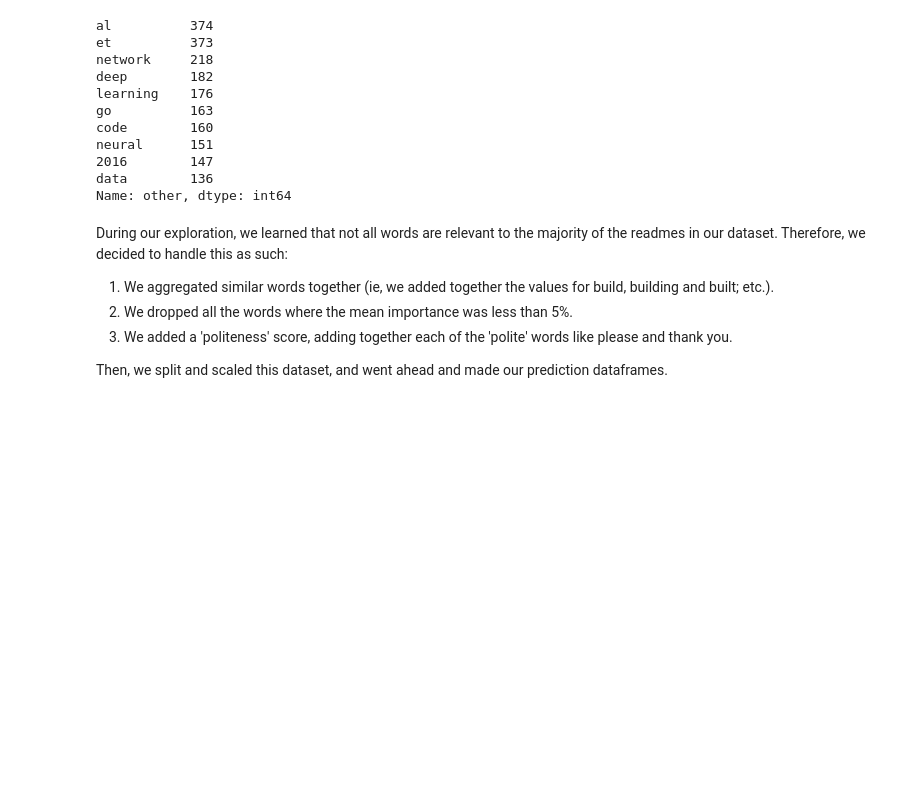
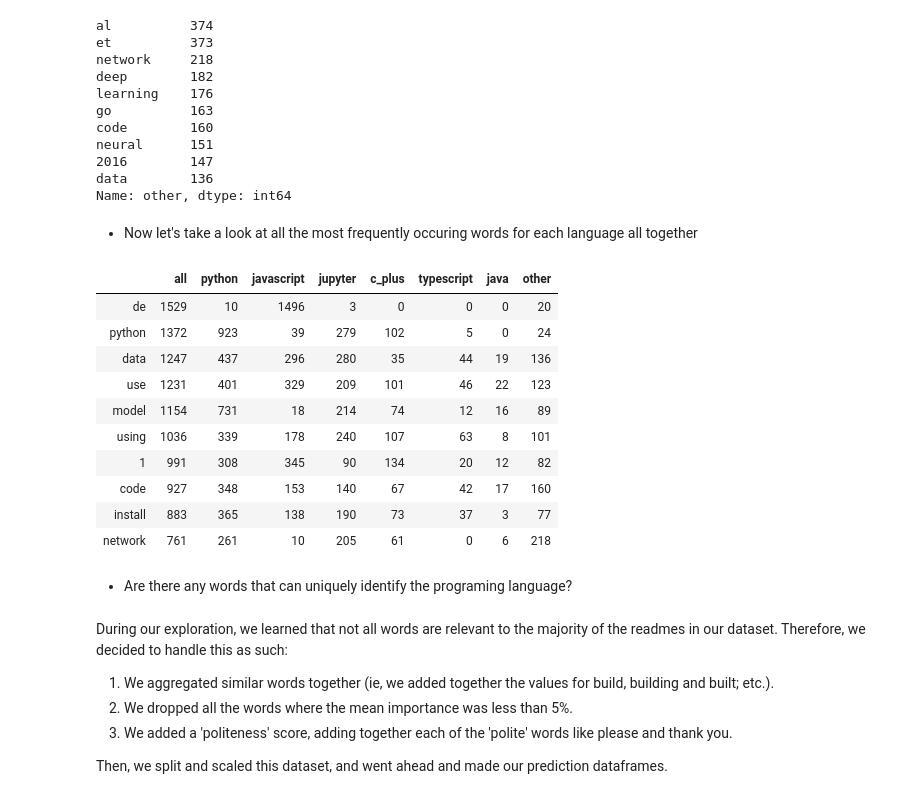
Before and after one commit to nlp-JB/predicting-using-nlp, a Jupyter notebook: Walkthrough.ipynb, the cells around one changed output. Drawn from its saved outputs; the diff is of its cells as text; code cells hidden in the pictures; blank space fills up the shorter version.

Commit message:
added some explore and markdown

```diff
--- a/Walkthrough.ipynb
+++ b/Walkthrough.ipynb
@@ -67,6 +78,9 @@ This file can be saved as a .csv for easy access and to save time.
 df = explore.add_new_columns(df)
 #df.to_csv('prepared_df.csv')
 #df = pd.read_csv('prepared_df.csv')
+# %%
+df = explore.bin_link_counts(df)
+df = explore.bin_word_counts(df)
 # %% [markdown]
 Next we created a dataframe of every word in each of the popular languages: Python, JavaScript, Jupyter Notebooks, C++, TypeScript, Java, other, and all languages together.
 # %%
@@ -200,3 +214,21 @@ neural      151
 2016        147
 data        136
 Name: other, dtype: int64
+# %% [markdown]
+- Now let's take a look at all the most frequently occuring words for each language all together
+# %%
+word_counts.sort_values(by='all', ascending=False).head(10)
+# %% [output]
+|  | all | python | javascript | jupyter | c_plus | typescript | java | other |
+| de | 1529 | 10 | 1496 | 3 | 0 | 0 | 0 | 20 |
+| python | 1372 | 923 | 39 | 279 | 102 | 5 | 0 | 24 |
+| data | 1247 | 437 | 296 | 280 | 35 | 44 | 19 | 136 |
+| use | 1231 | 401 | 329 | 209 | 101 | 46 | 22 | 123 |
+| model | 1154 | 731 | 18 | 214 | 74 | 12 | 16 | 89 |
+| using | 1036 | 339 | 178 | 240 | 107 | 63 | 8 | 101 |
+| 1 | 991 | 308 | 345 | 90 | 134 | 20 | 12 | 82 |
+| code | 927 | 348 | 153 | 140 | 67 | 42 | 17 | 160 |
+| install | 883 | 365 | 138 | 190 | 73 | 37 | 3 | 77 |
+| network | 761 | 261 | 10 | 205 | 61 | 0 | 6 | 218 |
+# %% [markdown]
+- Are there any words that can uniquely identify the programing language?
```
Also changed, not shown: parts of 37 cells of this notebook, 3 other files.
